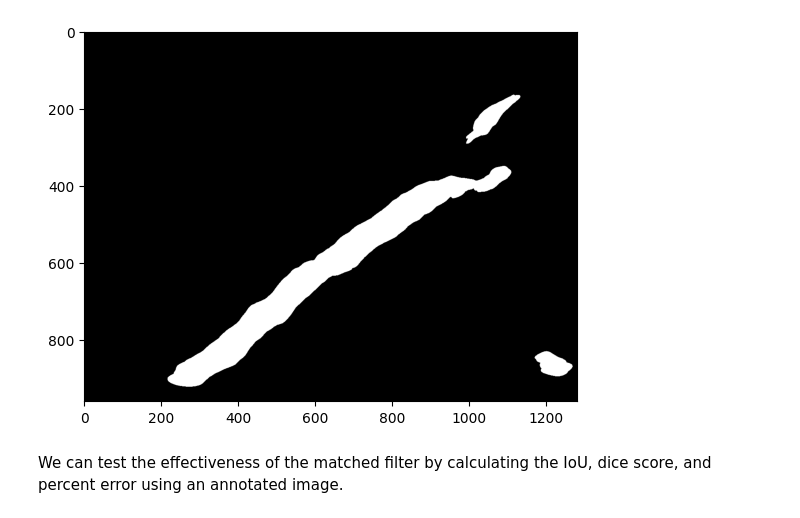
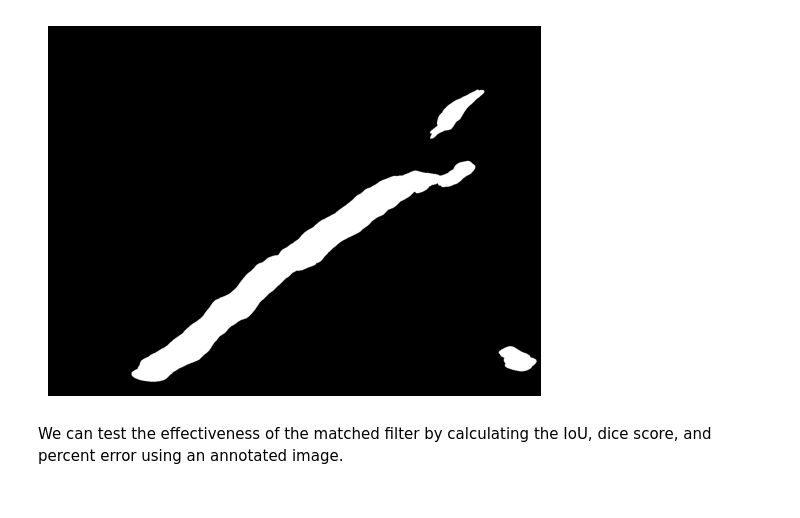
Before and after one commit to KokonutGamer/natural-gas-ndt-analysis, a Jupyter notebook: research/mf_ccd.ipynb, the cells around one changed output. Cells and saved outputs as stored; diff of their text form; code cells hidden in the pictures.

```diff
--- a/research/mf_ccd.ipynb
+++ b/research/mf_ccd.ipynb
@@ -16,9 +24,10 @@ Above shows the **response** of applying the matched filter. Note that multiple
 # %%
 cleaned = mf.ccd(mask, int(mask.size / 500))
 plt.imshow(cleaned, cmap='gray')
+plt.axis('off')
 plt.show()
 # %% [output]
-[figure, old version]
+[figure, new version]
 # %% [markdown]
 We can test the effectiveness of the matched filter by calculating the IoU, dice score, and percent error using an annotated image.
 # %%
```
Also changed, not shown: parts of 9 cells of this notebook, 4 other files.
